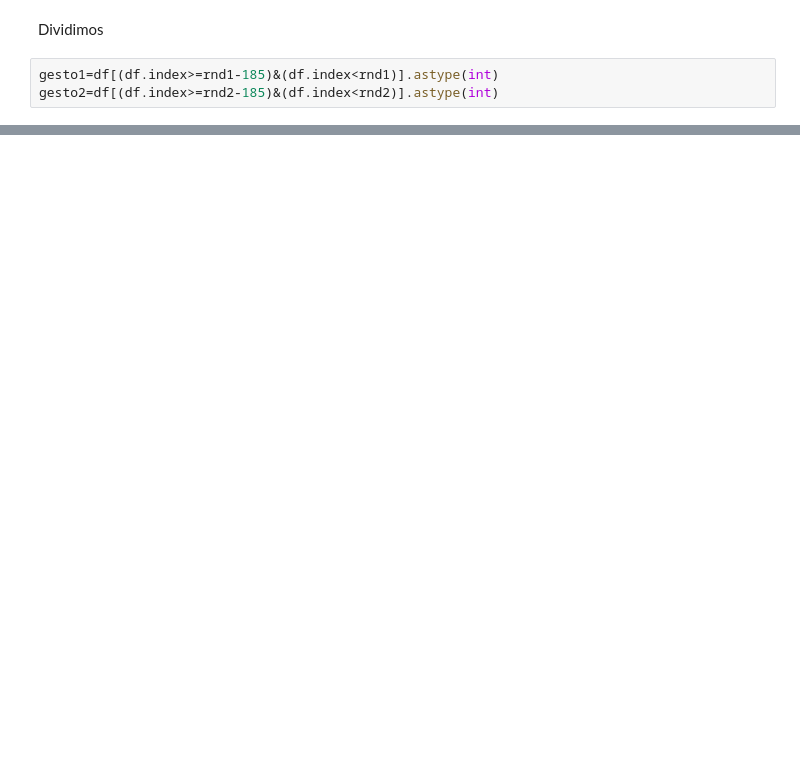
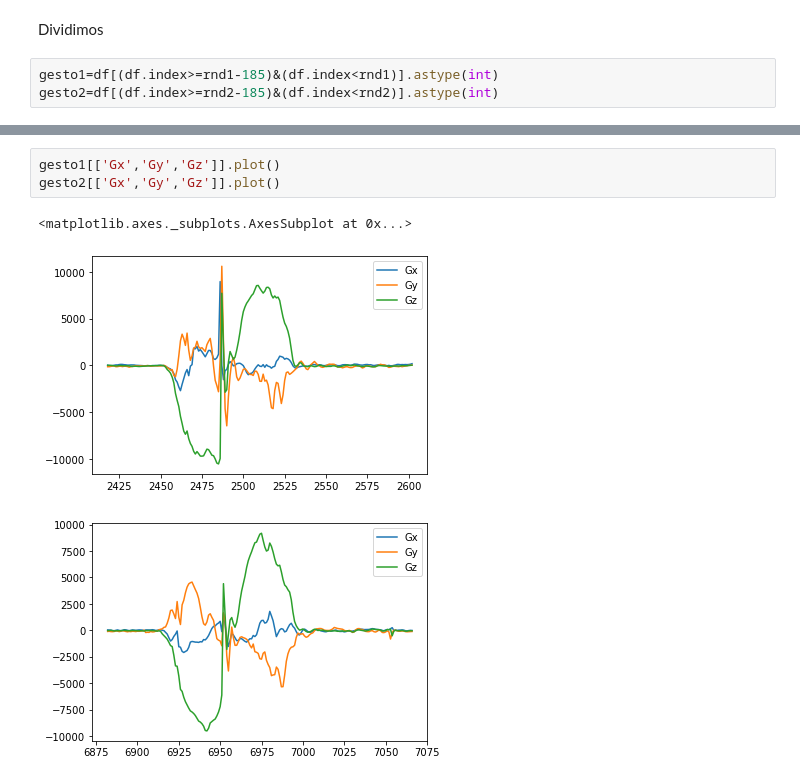
Before and after one commit to Dfriveraa/PI-GetData, a Jupyter notebook: Plotting.ipynb, the cells around one changed output, grey strips where cells are left out. Cells and saved outputs as stored; diff of their text form; blank space fills up the shorter version.

```diff
--- a/Plotting.ipynb
+++ b/Plotting.ipynb
@@ -30,0 +25,7 @@ gesto2[['Acx','Acy','Acz']].plot()
+# %%
+gesto1[['Gx','Gy','Gz']].plot()
+gesto2[['Gx','Gy','Gz']].plot()
+# %% [output]
+<matplotlib.axes._subplots.AxesSubplot at 0x...>
+[figure, added]
+[figure, added]
```
Also changed, not shown: parts of 5 cells of this notebook, 2 other files.
